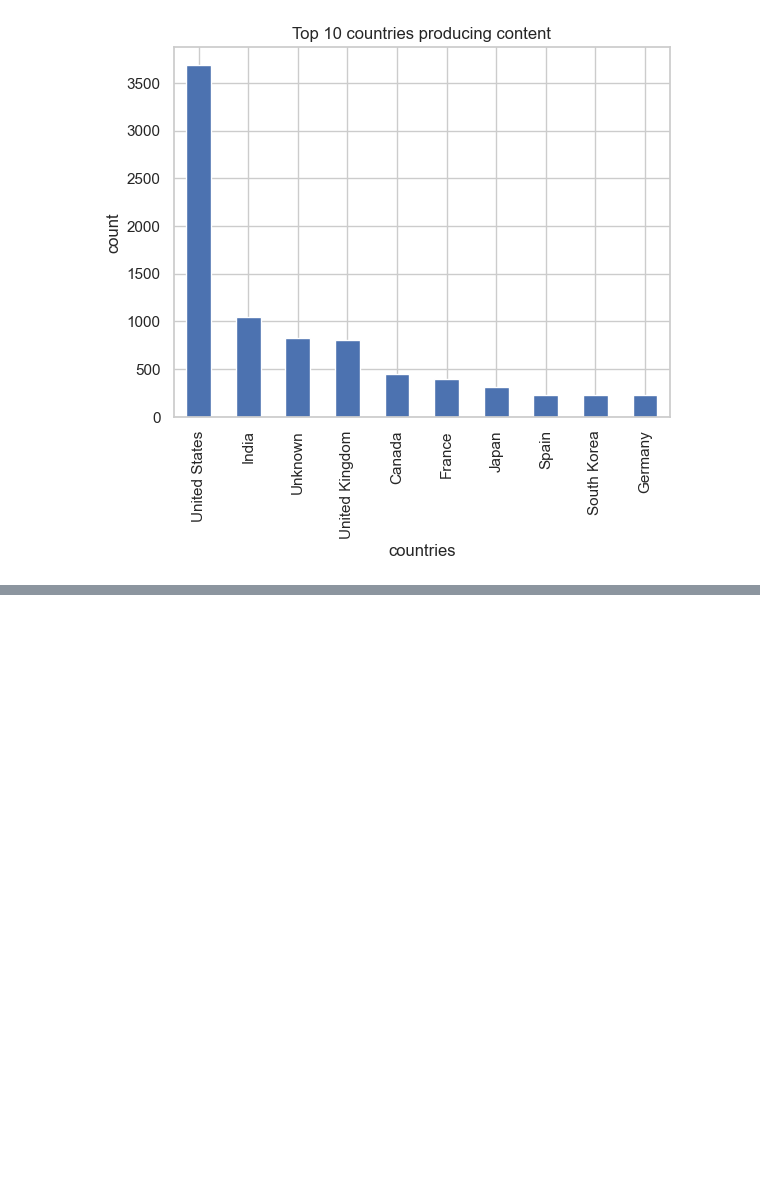
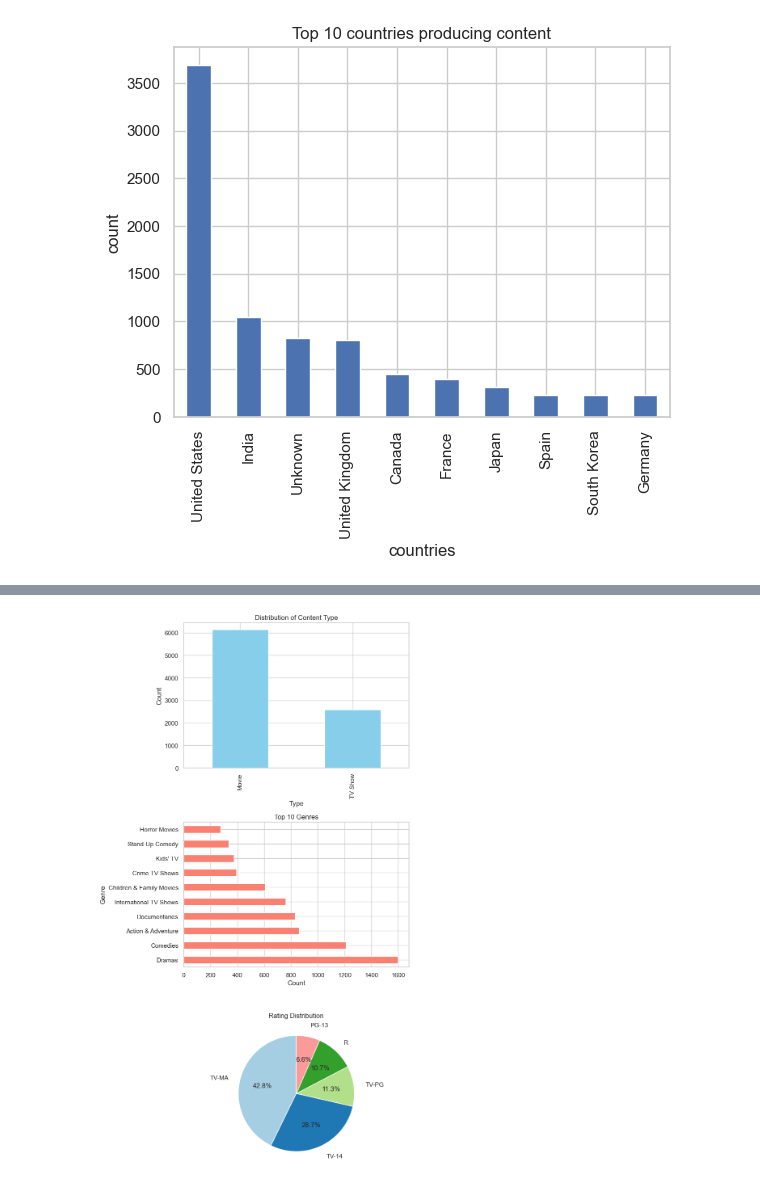
Before and after one commit to WhoisHarsha/netflix-eda, a Jupyter notebook: notebooks/netflix_eda.ipynb, the cells around one changed output, grey strips where cells are left out. Cells and saved outputs as stored; diff of their text form; code cells hidden in the pictures; blank space fills up the shorter version.

```diff
--- a/notebooks/netflix_eda.ipynb
+++ b/notebooks/netflix_eda.ipynb
@@ -288,0 +308,32 @@ plt.show()
+# %%
+df['cast'].fillna('Unkown', inplace=True)
+# %%
+df.dropna(subset=['date_added'], inplace=True)
+# %%
+df.dropna(subset=['duration'], inplace=True)
+# %%
+import matplotlib.pyplot as plt
+
+fig, axes = plt.subplots(3, 1, figsize=(8, 14))  # 3 rows, 1 column
+
+# Bar plot for type
+df['type'].value_counts().plot(kind='bar', ax=axes[0], color='skyblue')
+axes[0].set_title('Distribution of Content Type')
+axes[0].set_xlabel('Type')
+axes[0].set_ylabel('Count')
+
+# Horizontal bar plot for genres
+df['main_genre'].value_counts().head(10).plot(kind='barh', ax=axes[1], color='salmon')
+axes[1].set_title('Top 10 Genres')
+axes[1].set_xlabel('Count')
+axes[1].set_ylabel('Genre')
+
+# Pie chart for rating
+df['rating'].value_counts().head(5).plot(kind='pie', ax=axes[2], autopct='%1.1f%%',labeldistance=1.2, startangle=90, colors=plt.cm.Paired.colors)
+axes[2].set_title('Rating Distribution')
+axes[2].set_ylabel('')  # Hides y-axis label for pie chart
+
+plt.tight_layout()
+plt.show()
+# %% [output]
+[figure, added]
```
Also changed, not shown: parts of 3 cells of this notebook, 1 other file.
